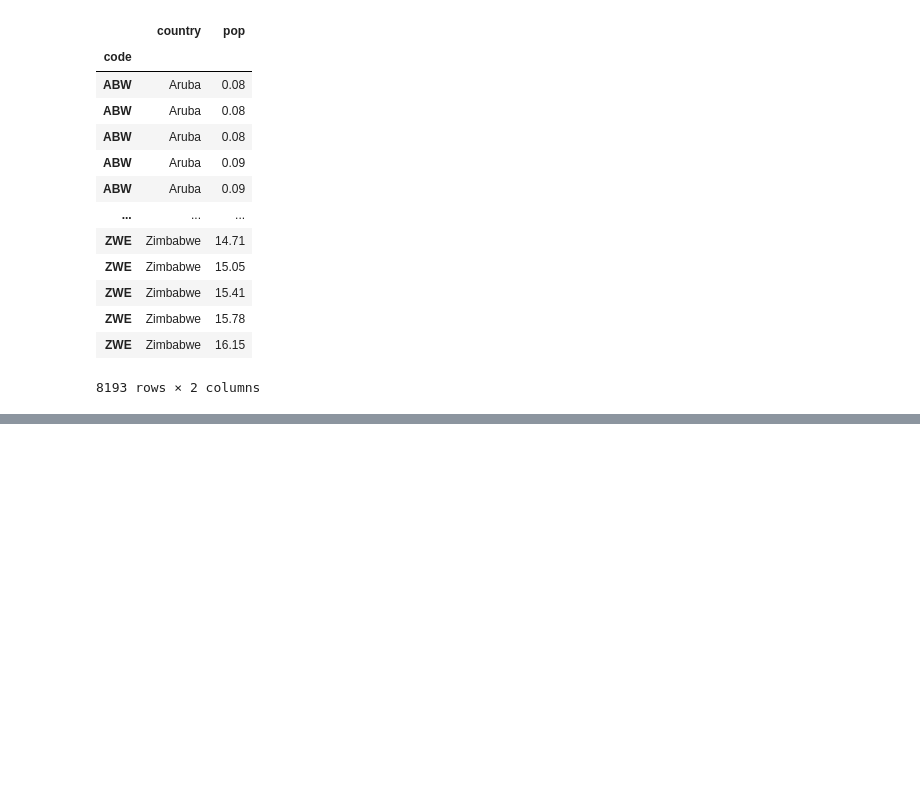
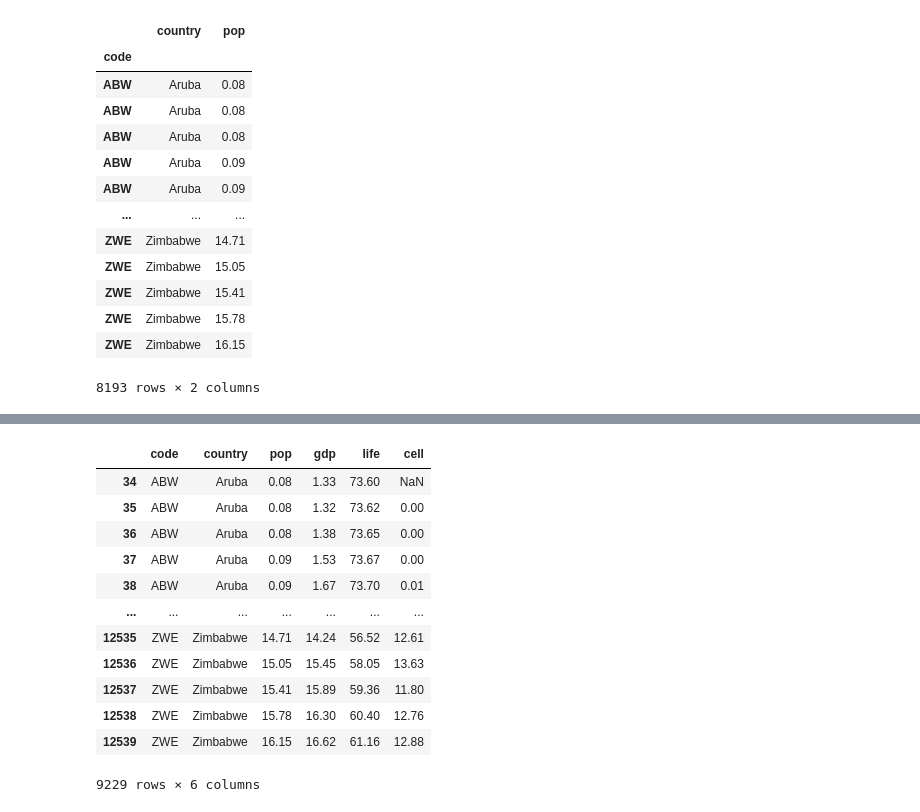
Before and after one commit to ernbilen/Data200_Fall23, a Jupyter notebook: notes/in-class/sep19.ipynb, the cells around one changed output, grey strips where cells are left out. Saved outputs shown, nothing was run; the diff lists cells and outputs as text; code cells hidden in the pictures; blank space fills up the shorter version.

```diff
--- a/notes/in-class/sep19.ipynb
+++ b/notes/in-class/sep19.ipynb
@@ -403,0 +540,16 @@ df.loc[df.gdp<200,['country','pop']]
+# %%
+df
+# %% [output]
+|  | code | country | pop | gdp | life | cell |
+| 34 | ABW | Aruba | 0.08 | 1.33 | 73.60 | NaN |
+| 35 | ABW | Aruba | 0.08 | 1.32 | 73.62 | 0.00 |
+| 36 | ABW | Aruba | 0.08 | 1.38 | 73.65 | 0.00 |
+| 37 | ABW | Aruba | 0.09 | 1.53 | 73.67 | 0.00 |
+| 38 | ABW | Aruba | 0.09 | 1.67 | 73.70 | 0.01 |
+| ... | ... | ... | ... | ... | ... | ... |
+| 12535 | ZWE | Zimbabwe | 14.71 | 14.24 | 56.52 | 12.61 |
+| 12536 | ZWE | Zimbabwe | 15.05 | 15.45 | 58.05 | 13.63 |
+| 12537 | ZWE | Zimbabwe | 15.41 | 15.89 | 59.36 | 11.80 |
+| 12538 | ZWE | Zimbabwe | 15.78 | 16.30 | 60.40 | 12.76 |
+| 12539 | ZWE | Zimbabwe | 16.15 | 16.62 | 61.16 | 12.88 |
+9229 rows × 6 columns
```
Also changed, not shown: parts of 12 cells of this notebook.
